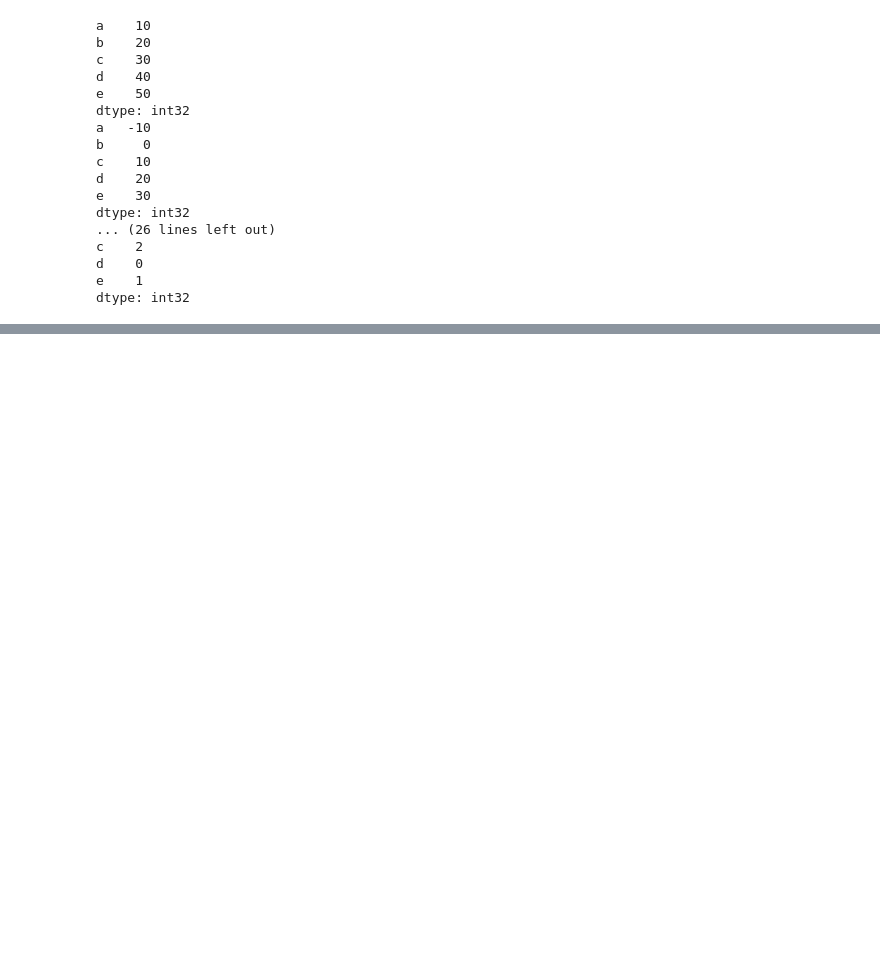
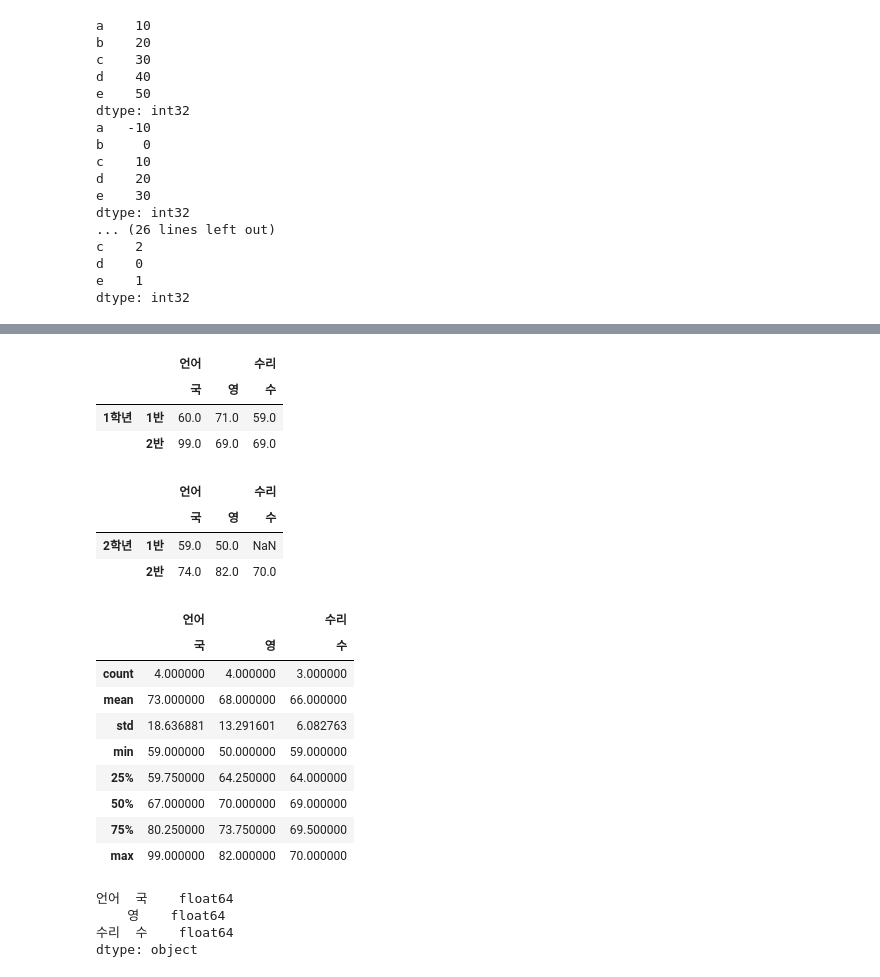
Before and after one commit to Kimdonghyeon7645/Python-Data-Analysis, a Jupyter notebook: step03_pandas.ipynb, the cells around one changed output, grey strips where cells are left out. Cells and saved outputs as stored; diff of their text form; code cells hidden in the pictures; blank space fills up the shorter version.

```diff
--- a/step03_pandas.ipynb
+++ b/step03_pandas.ipynb
@@ -115,0 +298,3 @@ dtype: int32
+# %%
+df=df.astype('float64')
+df
@@ -115,0 +307,3 @@ dtype: int32
+# %%
+df['수'][2]=np.nan
+df
@@ -115,0 +410,4 @@ dtype: int32
+# %%
+df.index=[['1학년','1학년','2학년','2학년'],
+          ['1반','2반','1반','2반']]    # .index() 인덱스(행) 구분을 추가
+df
@@ -115,0 +420,3 @@ dtype: int32
+# %%
+df.columns=[['언어','언어','수리'],['국','영','수']]    # .columns() 컬럼(열) 구분을 추가
+df
@@ -115,0 +489,34 @@ dtype: int32
+# %%
+df.head(2)    # 매개변수 없으면, 전부 출력
+# %% [output]
+|  |  | 언어 |  | 수리 |
+|  |  | 국 | 영 | 수 |
+| 1학년 | 1반 | 60.0 | 71.0 | 59.0 |
+|  | 2반 | 99.0 | 69.0 | 69.0 |
+# %%
+df.tail(2)    # 매개변수 없으면, 전부 출력
+# %% [output]
+|  |  | 언어 |  | 수리 |
+|  |  | 국 | 영 | 수 |
+| 2학년 | 1반 | 59.0 | 50.0 | NaN |
+|  | 2반 | 74.0 | 82.0 | 70.0 |
+# %%
+df.describe()
+# %% [output]
+|  | 언어 |  | 수리 |
+|  | 국 | 영 | 수 |
+| count | 4.000000 | 4.000000 | 3.000000 |
+| mean | 73.000000 | 68.000000 | 66.000000 |
+| std | 18.636881 | 13.291601 | 6.082763 |
+| min | 59.000000 | 50.000000 | 59.000000 |
+| 25% | 59.750000 | 64.250000 | 64.000000 |
+| 50% | 67.000000 | 70.000000 | 69.000000 |
+| 75% | 80.250000 | 73.750000 | 69.500000 |
+| max | 99.000000 | 82.000000 | 70.000000 |
+# %%
+df.dtypes
+# %% [output]
+언어  국    float64
+    영    float64
+수리  수    float64
+dtype: object
```
Also changed, not shown: parts of 46 cells of this notebook.
